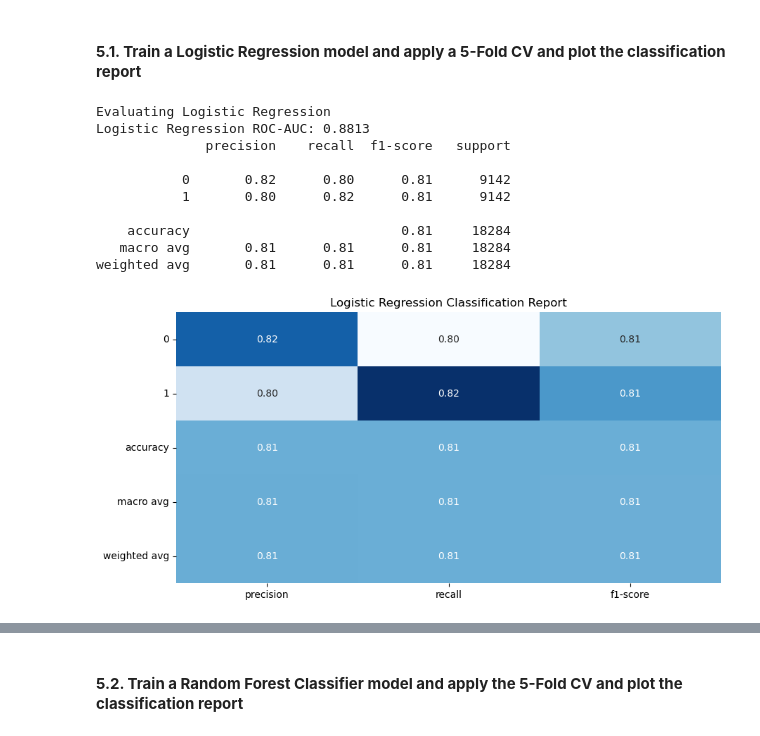
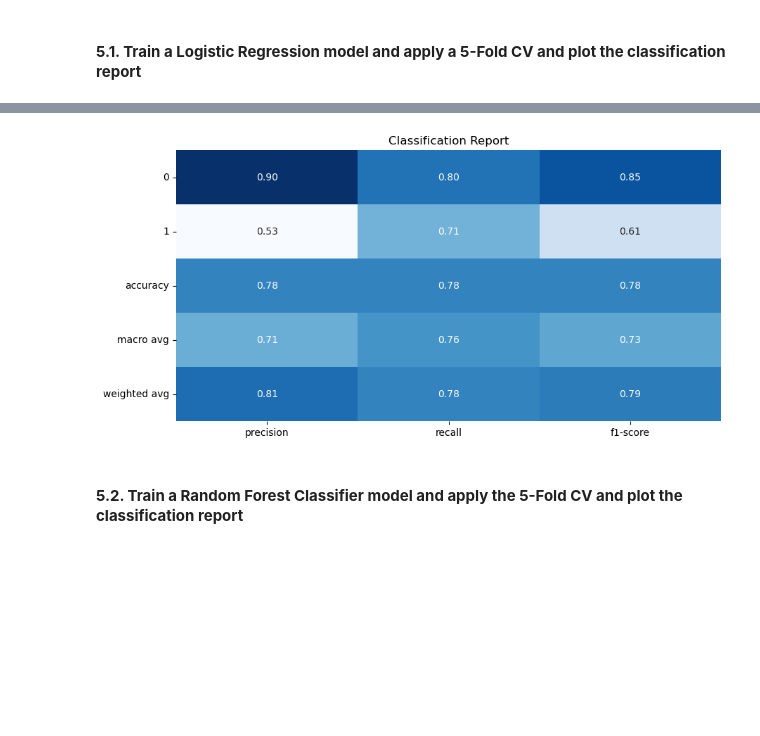
Before and after one commit to toddwalters/pgaiml-python-coding-examples, a Jupyter notebook: machine-learning/projects/employeeTurnoverAnalytics/1688640705_ToddWalters_mds_cep_ml_ps.ipynb, the cells around one changed output, grey strips where cells are left out. Drawn from its saved outputs; the diff is of its cells as text; code cells hidden in the pictures; blank space fills up the shorter version.

```diff
--- a/machine-learning/projects/employeeTurnoverAnalytics/1688640705_ToddWalters_mds_cep_ml_ps.ipynb
+++ b/machine-learning/projects/employeeTurnoverAnalytics/1688640705_ToddWalters_mds_cep_ml_ps.ipynb
@@ -418,23 +366,56 @@ cv = StratifiedKFold(n_splits=5, shuffle=True, random_state=RANDOM_STATE)
 # %% [markdown]
 #### **5.1.	Train a Logistic Regression model and apply a 5-Fold CV and plot the classification report**
-# %%
-# Logistic Regression
-name = 'Logistic Regression'
-model = LogisticRegression(max_iter=1000, random_state=RANDOM_STATE)
-
-print(f"Evaluating {name}")
-# train_and_evaluate(name, model, X_train_smote, y_train_smote, cv, show_classification_report=True, show_roc_curve=False)
-# train_and_evaluate_with_cm(name, model, X_train_smote, y_train_smote, X_test, y_test, cv, show_classification_report=True, show_roc_curve=False, show_confusion_matrix=False)
-train_and_evaluate(name, model, X_train_smote, y_train_smote, cv, show_classification_report=True, show_roc_curve=False, show_confusion_matrix=False)
-# %% [output]
-Evaluating Logistic Regression
-Logistic Regression ROC-AUC: 0.8813
-              precision    recall  f1-score   support
-
-           0       0.82      0.80      0.81      9142
-           1       0.80      0.82      0.81      9142
-
-    accuracy                           0.81     18284
-   macro avg       0.81      0.81      0.81     18284
-weighted avg       0.81      0.81      0.81     18284
-[figure, removed]
+# %%
+# Logistic Regression
+# name = 'Logistic Regression'
+# model = LogisticRegression(max_iter=1000, random_state=RANDOM_STATE)
+
+# print(f"Evaluating {name}")
+# train_and_evaluate(name, model, X_train_smote, y_train_smote, cv, show_classification_report=True, show_roc_curve=False, show_confusion_matrix=False)
+
+print()
+print("-----------------------------")
+print()
+print("Logistic Regression Model")
+print()
+
+
+# Create and train the logistic regression model
+lr = LogisticRegression(max_iter=1000, random_state=RANDOM_STATE)
+lr_model = lr.fit(X_train_smote, np.ravel(y_train_smote))
+
+# Calculate the accuracy of the model
+lr_accuracy = lr_model.score(X_test, y_test)
+print ("Accuracy is {}".format(lr_accuracy))
+print()
+print("-----------------------------")
+
+print()
+print("Logistic Regression Model with 5-Fold Cross Validation Applied")
+print()
+print("-----------------------------")
+print()
+
+# Create and train the logistic regression model
+lr_cv = LogisticRegressionCV(cv=cv, random_state=RANDOM_STATE).fit(X_train_smote, y_train_smote)
+
+# Predict the labels for the test set
+lr_cv_y_pred = lr_cv.predict(X_test)
+
+# Calculate the accuracy of the model
+lr_cv_accuracy = lr_cv.score(X_test, y_test)
+print ("Accuracy is {}".format(lr_cv_accuracy))
+print()
+# Classification Report
+lr_cv_report = classification_report(y_test, lr_cv_y_pred)
+print("Classification Report:")
+print(lr_cv_report)
+print()
+
+lr_cv_report_df = pd.DataFrame(classification_report(y_test, lr_cv_y_pred,output_dict=True)).transpose()
+lr_cv_report_df = lr_cv_report_df.drop(['support'], axis=1)  # Optionally drop the 'support' column
+plt.figure(figsize=(10, 5))
+sns.heatmap(lr_cv_report_df, annot=True, cmap='Blues', fmt='.2f', cbar=False)
+plt.title("Classification Report")
+plt.show()
+# %% [output]
@@ -441,2 +439,3 @@ weighted avg       0.81      0.81      0.81     18284
+[figure, added]
 # %% [markdown]
 #### **5.2.	Train a Random Forest Classifier model and apply the 5-Fold CV and plot the classification report**
```
Also changed, not shown: parts of 20 cells of this notebook, 2 other files.
